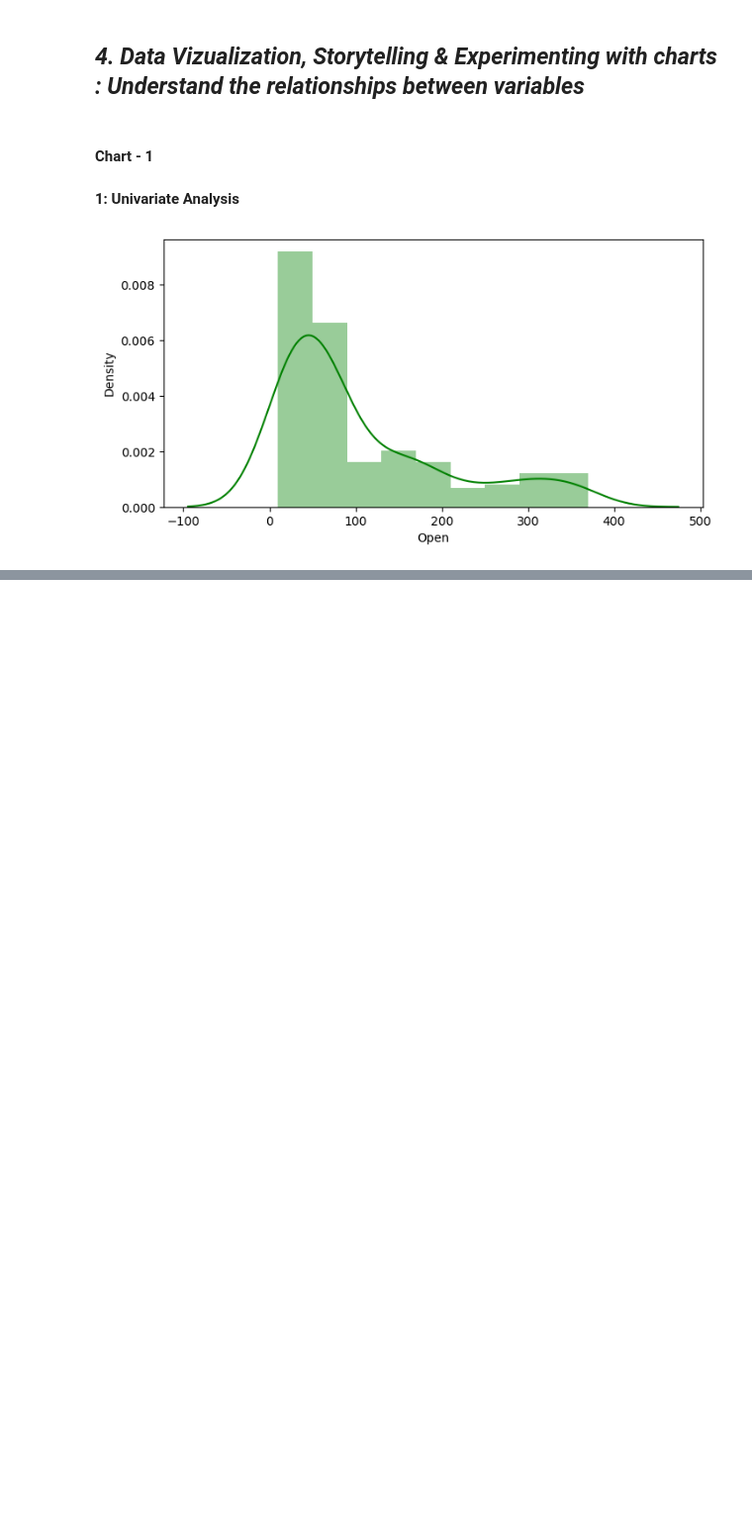
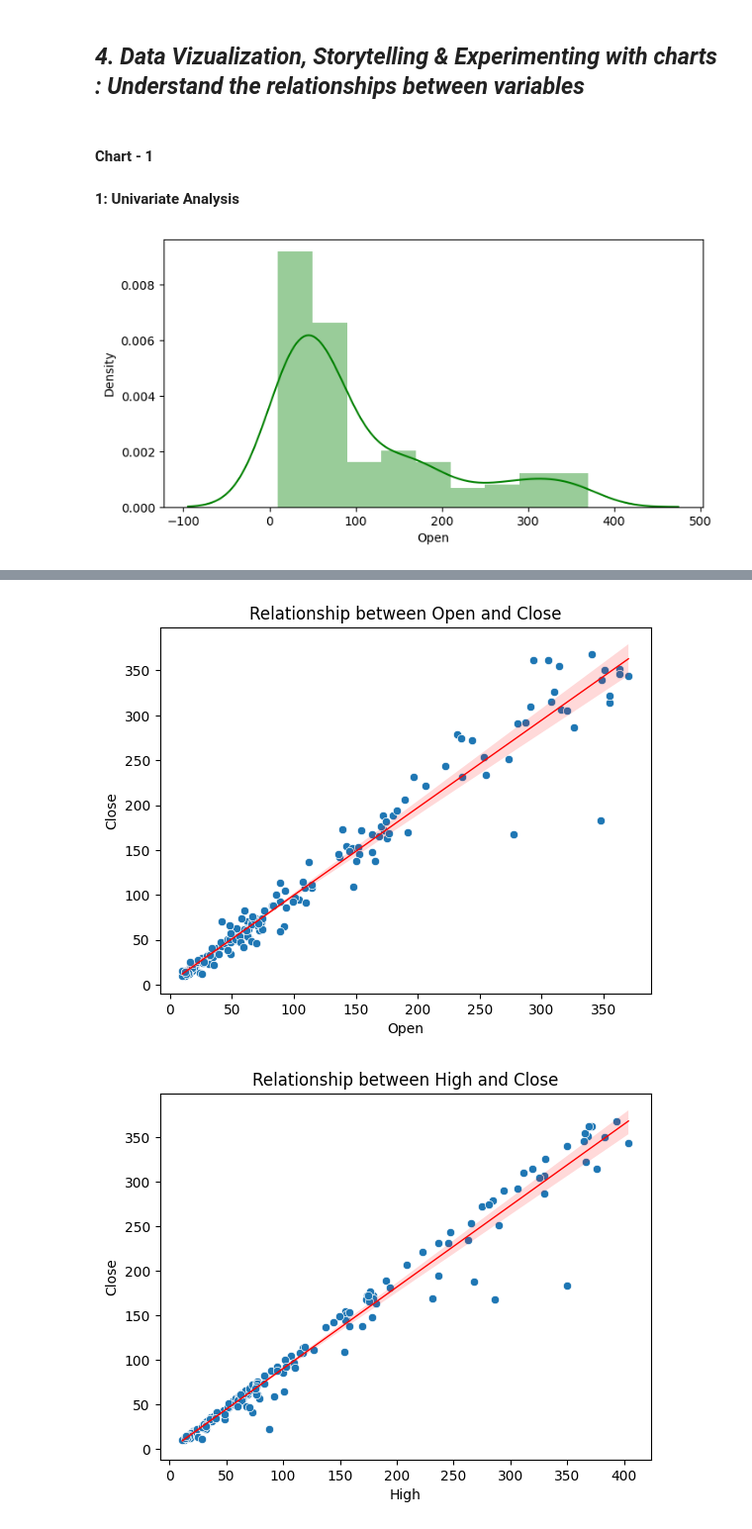
Before and after one commit to Divya-DS-DA/Yes-Bank-Stock-Closing-Price-Prediction, a Jupyter notebook: MLRegression_yes_bank_stock_pricing_pred.ipynb, the cells around one changed output, grey strips where cells are left out. Shown at 99% size. Drawn from its saved outputs; the diff is of its cells as text; code cells hidden in the pictures; blank space fills up the shorter version.

```diff
--- a/MLRegression_yes_bank_stock_pricing_pred.ipynb
+++ b/MLRegression_yes_bank_stock_pricing_pred.ipynb
@@ -212,0 +256,10 @@ plt.show()
+# %%
+for i in data.columns[1:]:
+    plt.title(f'Relationship between {i} and Close')
+    sns.scatterplot(x=i, y='Close', data=data)
+    sns.regplot(x=i, y='Close', data=data, scatter=False, color='r', line_kws={'linewidth': 1})
+    plt.show()
+    # To check relationship between others columns as well
+# %% [output]
+[figure, added]
+[figure, added]
```
Also changed, not shown: parts of 56 cells of this notebook.
